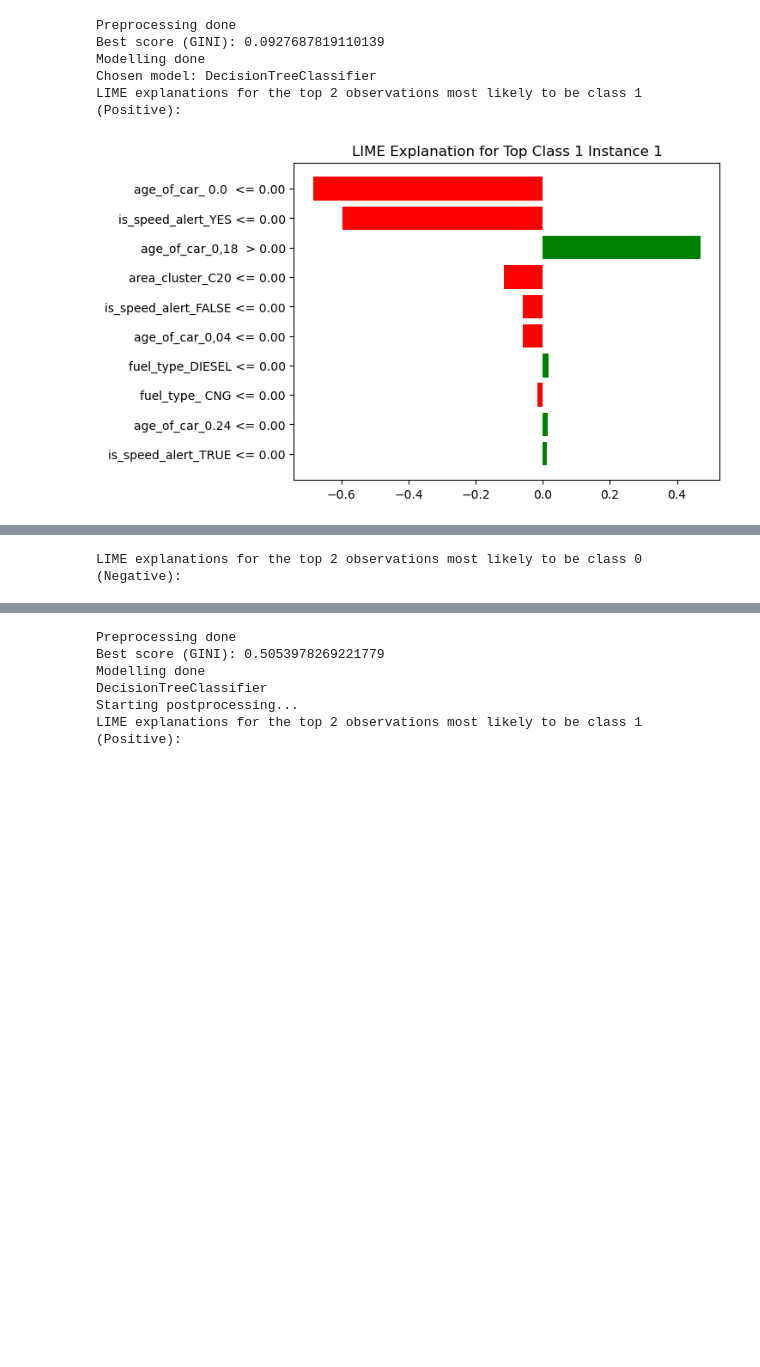
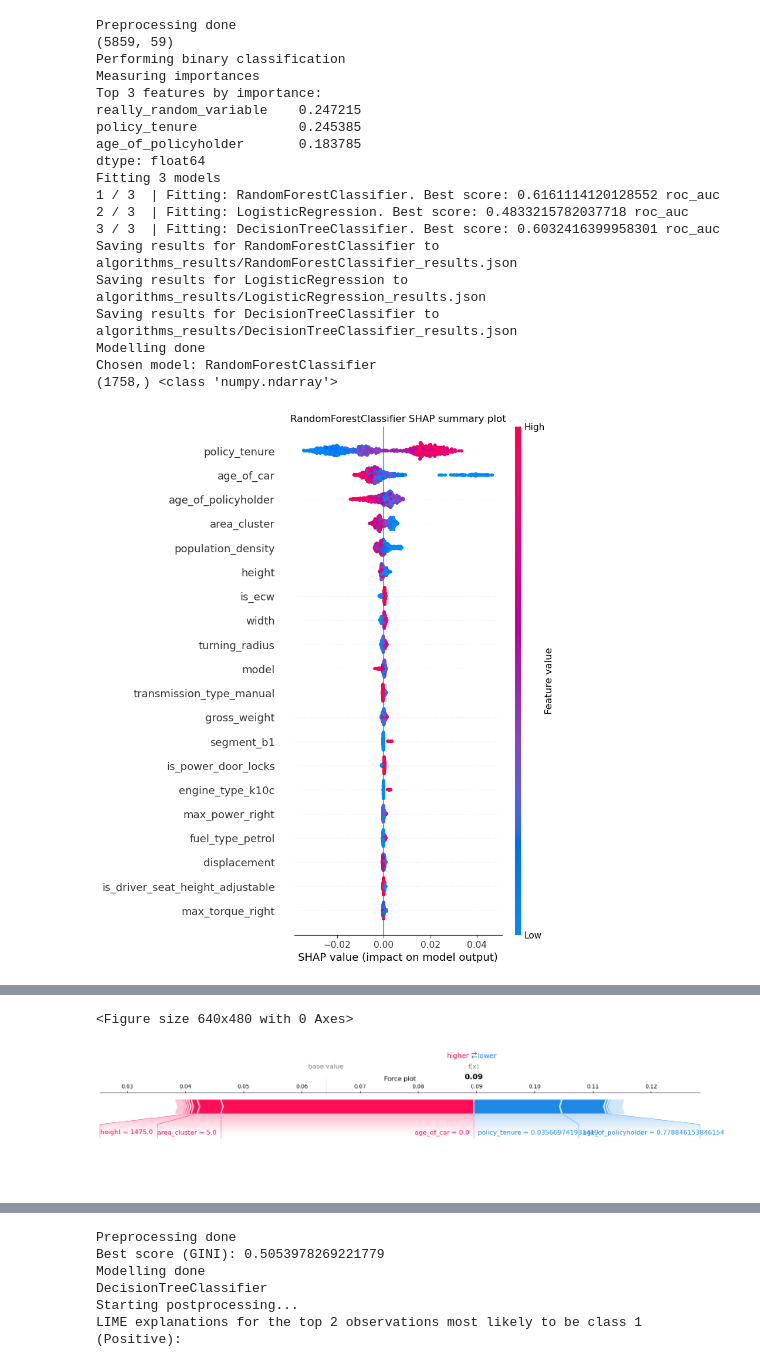
Before and after one commit to UserKrzysztof/AutoML-projekt-2, a Jupyter notebook: example/tutorial.ipynb, the cells around one changed output, grey strips where cells are left out. Cells and saved outputs as stored; diff of their text form; code cells hidden in the pictures; blank space fills up the shorter version.

Commit message:
review after merging with main:

```diff
--- a/example/tutorial.ipynb
+++ b/example/tutorial.ipynb
@@ -1,17 +1,31 @@
 # %%
 import sys
 import os
 
-project_path = os.path.abspath('..')
+project_path = os.path.abspath('../autopocket')
 sys.path.append(project_path)
 
-from autopocket.main import AutoPocketor
+from main import AutoPocketor
 
 AutoPocketor().doJob('data/car_insurance.csv', 'is_claim', ".")
 # %% [output]
 Preprocessing done
-Best score (GINI): 0.0927687819110139
+(5859, 59)
+Performing binary classification
+Measuring importances
+Top 3 features by importance:
+really_random_variable    0.247215
+policy_tenure             0.245385
+age_of_policyholder       0.183785
+dtype: float64
+Fitting 3 models
+1 / 3  | Fitting: RandomForestClassifier. Best score: 0.6161114120128552 roc_auc
+2 / 3  | Fitting: LogisticRegression. Best score: 0.4833215782037718 roc_auc
+3 / 3  | Fitting: DecisionTreeClassifier. Best score: 0.6032416399958301 roc_auc
+Saving results for RandomForestClassifier to algorithms_results/RandomForestClassifier_results.json
+Saving results for LogisticRegression to algorithms_results/LogisticRegression_results.json
+Saving results for DecisionTreeClassifier to algorithms_results/DecisionTreeClassifier_results.json
 Modelling done
-Chosen model: DecisionTreeClassifier
-LIME explanations for the top 2 observations most likely to be class 1 (Positive):
+Chosen model: RandomForestClassifier
+(1758,) <class 'numpy.ndarray'>
-[figure, old version]
+[figure, new version]
@@ -19 +32,0 @@ LIME explanations for the top 2 observations most likely to be class 1 (Positive
-LIME explanations for the top 2 observations most likely to be class 0 (Negative):
@@ -22,0 +37,2 @@ LIME explanations for the top 2 observations most likely to be class 0 (Negative
+<Figure size 640x480 with 0 Axes>
+[figure, added]
```
Also changed, not shown: parts of 2 cells of this notebook, 24 other files.
